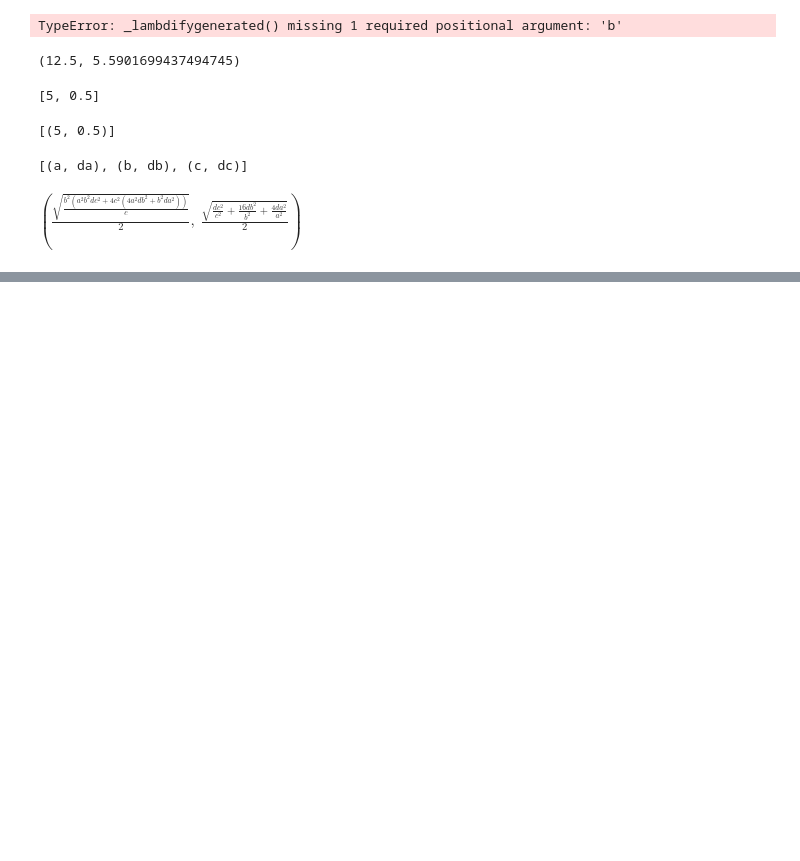
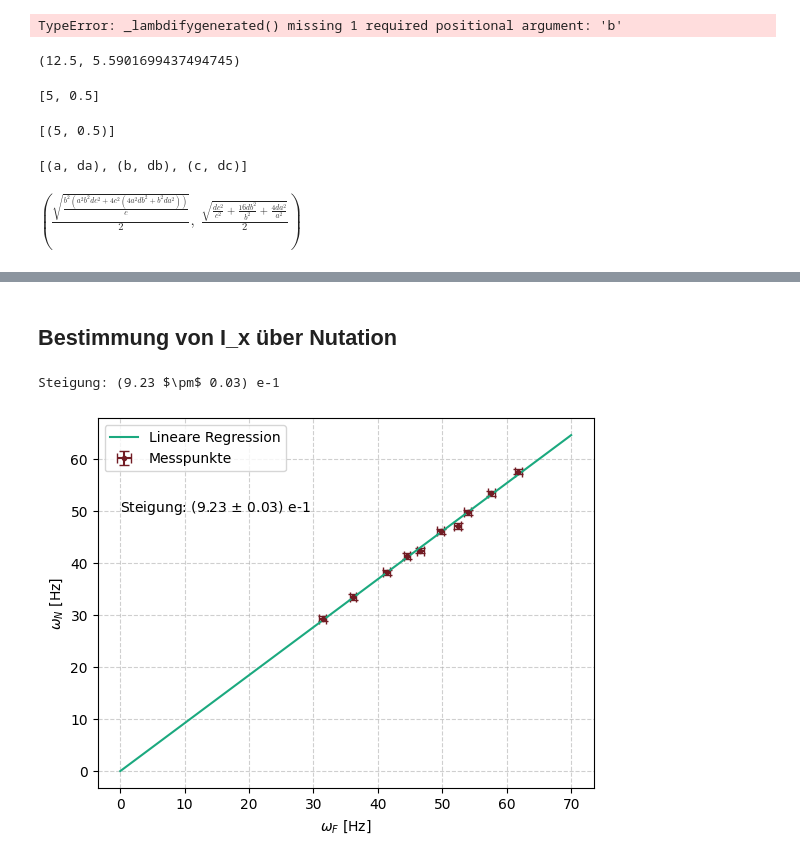
Before and after one commit to FinnZeumer/PAP-2, a Jupyter notebook: PAP2_Python.ipynb, the cells around one changed output, grey strips where cells are left out. Saved outputs shown, nothing was run; the diff lists cells and outputs as text; code cells hidden in the pictures; blank space fills up the shorter version.

```diff
--- a/PAP2_Python.ipynb
+++ b/PAP2_Python.ipynb
@@ -556,0 +738,57 @@ $\displaystyle \left( \frac{\sqrt{\frac{b^{2} \left(a^{2} b^{2} dc^{2} + 4 c^{2}
+# %% [markdown]
+## Bestimmung von I_x über Nutation
+# %%
+aufgabe = "6"
+
+# Einheit in Hz
+omega_n = np.array([550, 510, 475, 450, 440, 405, 395, 365, 320, 280]) * 2 * np.pi /60
+omega_f_2 = np.array([590, 550, 515, 500, 475, 445, 425, 395, 345, 300]) * 2 * np.pi /60
+
+err_omega = 5 * 2 * np.pi /60
+
+# ------------------------
+#   Erstellung des Plots
+# ------------------------
+
+# Durch den Ursprung laufen lassen; Umsetzungsidee kam von 'Luca Hafner' :)
+def linear(x,a):
+    return a*x
+x = np.linspace(0, 70, 10000)
+
+popt, pcov = curve_fit(linear, omega_f_2, omega_n, sigma=err_omega, absolute_sigma=True)
+
+steig_2 = round_sig_digs(popt[0], np.sqrt(pcov[0,0]))
+#absch_2 = round_sig_digs(popt[1], np.sqrt(pcov[1,1]))
+
+print(f"Steigung: {steig_2[2]}")
+
+
+plt.errorbar(
+    omega_f_2,
+    omega_n,
+    err_omega,
+    err_omega,
+    fmt='.',
+    color=weinrot,
+    capsize=3.5,
+    label="Messpunkte")
+
+plt.plot(
+    x,
+    linear(x,*popt),
+    color=hellgruen,
+    label="Lineare Regression")
+
+
+plt.xlabel('$\\omega_F \\ [\\mathrm{Hz}]$')
+plt.ylabel('$\\omega_N \\ [\\mathrm{Hz}]$')
+plt.title('')
+plt.grid(True, which="both", linestyle="--", alpha=0.6)
+plt.legend()
+plt.text(0, 50, f"Steigung: {steig_2[2]}")
+
+plt.savefig(f'{pfad}omegaN_gegen_omegaF{aufgabe}.pdf')
+plt.show()
+# %% [output]
+Steigung: (9.23 $\pm$ 0.03) e-1
+[figure, added]
```
Also changed, not shown: parts of 8 cells of this notebook, 1 other file.
